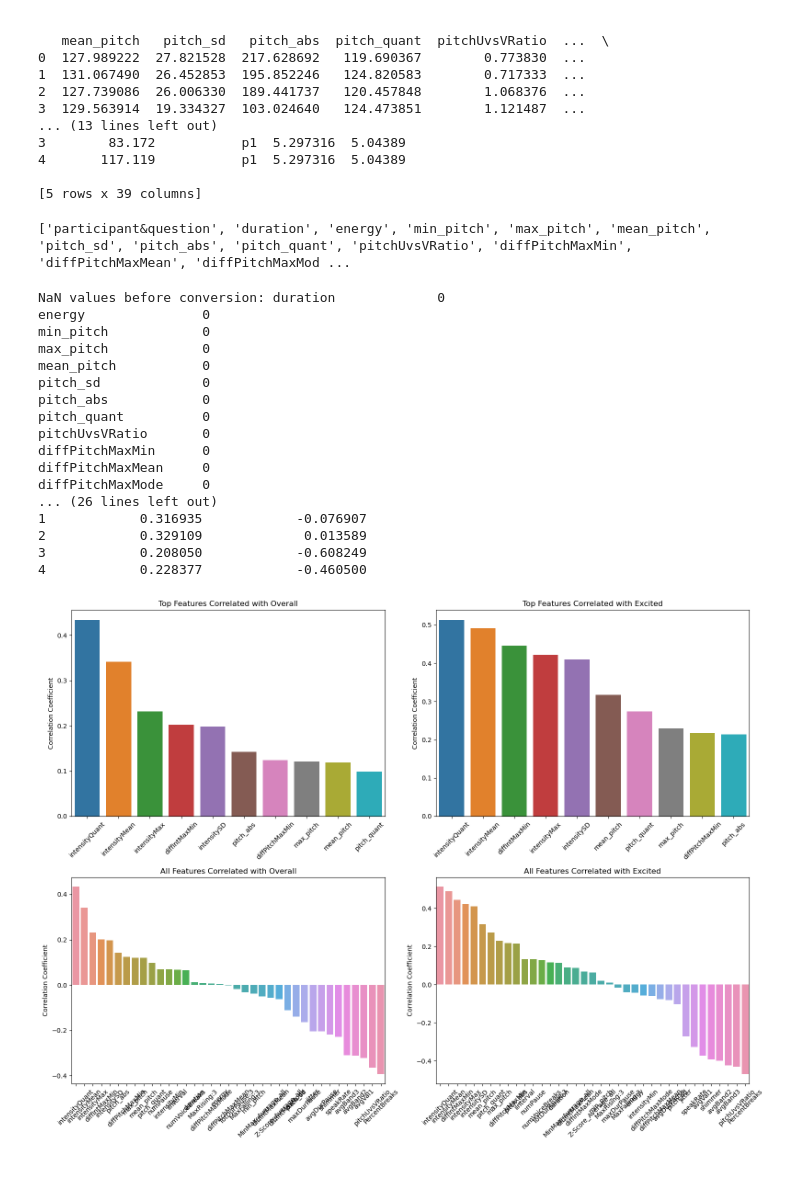
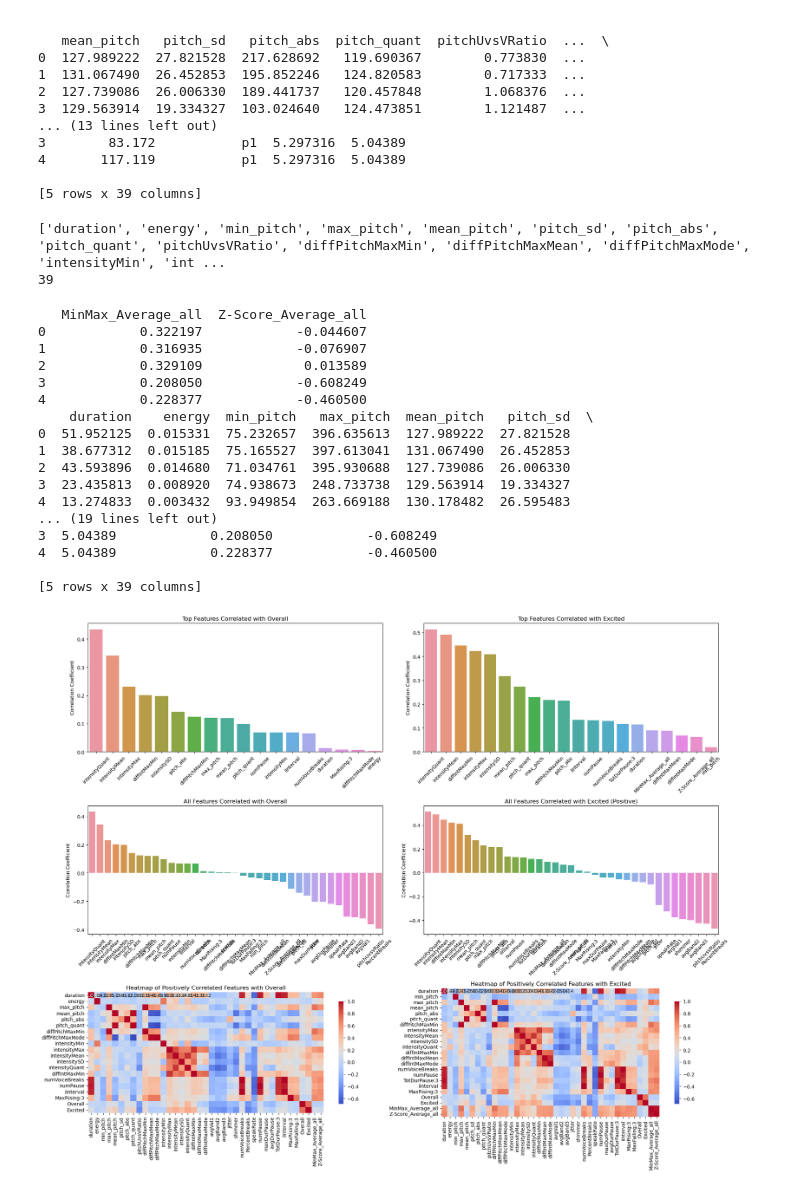
Before and after one commit to gyanigk/ML-HW4, a Jupyter notebook: just_prosodic_features.ipynb, the cells around one changed output. Saved outputs shown, nothing was run; the diff lists cells and outputs as text; code cells hidden in the pictures.

```diff
--- a/just_prosodic_features.ipynb
+++ b/just_prosodic_features.ipynb
@@ -43,8 +43,10 @@ print(merged_df.head())
 # %%
 # print(prosodic_data.columns.tolist())
 print(merged_df.columns.tolist())
+print(len(merged_df.columns.tolist()))
 # %% [output]
-['participant&question', 'duration', 'energy', 'min_pitch', 'max_pitch', 'mean_pitch', 'pitch_sd', 'pitch_abs', 'pitch_quant', 'pitchUvsVRatio', 'diffPitchMaxMin', 'diffPitchMaxMean', 'diffPitchMaxMod ...
+['duration', 'energy', 'min_pitch', 'max_pitch', 'mean_pitch', 'pitch_sd', 'pitch_abs', 'pitch_quant', 'pitchUvsVRatio', 'diffPitchMaxMin', 'diffPitchMaxMean', 'diffPitchMaxMode', 'intensityMin', 'int ...
+39
 # %%
 # Step 1: Calculate the Pearson correlation matrix
 numeric_columns_all = ['duration', 'energy', 'min_pitch', 'max_pitch', 'mean_pitch', 'pitch_sd', 'pitch_abs', 'pitch_quant', 'pitchUvsVRatio', 'diffPitchMaxMin', 'diffPitchMaxMean', 'diffPitchMaxMode', 'intensityMin', 'intensityMax', 'intensityMean', 'intensitySD', 'intensityQuant', 'diffIntMaxMin', 'diffIntMaxMean', 'diffIntMaxMode', 'avgVal1', 'avgBand2', 'avgBand3', 'jitter', 'shimmer', 'numVoiceBreaks', 'PercentBreaks', 'speakRate', 'numPause', 'maxDurPause', 'avgDurPause', 'TotDurPause:3', 'iInterval', 'MaxRising:3', 'MaxFalling:3','Overall', 'Excited']
@@ -61,10 +63,16 @@ correlation_matrix = merged_df.corr()
 overall_corr = correlation_matrix['Overall'].drop(['Overall','Excited']).sort_values(ascending=False)
 excited_corr = correlation_matrix['Excited'].drop(['Overall','Excited']).sort_values(ascending=False)
 
+# Filter to show only positively correlated features
+overall_corr_positive = overall_corr[overall_corr > 0]
+excited_corr_positive = excited_corr[excited_corr > 0]
+
 # Step 4: Select top k features (e.g., top 10)
-top_k = 10
+top_k = 20
 top_features_overall = overall_corr.head(top_k)
 top_features_excited = excited_corr.head(top_k)
+top_features_overall = overall_corr_positive.head(top_k)
+top_features_excited = excited_corr_positive.head(top_k)
 
 # Get the column names of top_k features
 top_k_features = top_features_overall.index.tolist() + top_features_excited.index.tolist()
@@ -90,10 +98,10 @@ print(merged_df.head())
 # find MinMax average and Z-score average for top m features only
 
 # Step 5: Plot the output
-plt.figure(figsize=(16, 12))
+plt.figure(figsize=(20, 16))
 
 # Plot for Overall - Top Features
-plt.subplot(2, 2, 1)
+plt.subplot(3, 2, 1)
 sns.barplot(x=top_features_overall.index, y=top_features_overall.values)
 plt.title('Top Features Correlated with Overall')
 plt.xticks(rotation=45)
@@ -101,53 +109,62 @@ plt.ylabel('Correlation Coefficient')
 plt.gca().set_aspect('auto', adjustable='box')
 
 # Plot for Excited - Top Features
-plt.subplot(2, 2, 2)
+plt.subplot(3, 2, 2)
 sns.barplot(x=top_features_excited.index, y=top_features_excited.values)
 plt.title('Top Features Correlated with Excited')
 plt.xticks(rotation=45)
 plt.ylabel('Correlation Coefficient')
 plt.gca().set_aspect('auto', adjustable='box')
 
 # Plot for Overall - All Features
-plt.subplot(2, 2, 3)
+plt.subplot(3, 2, 3)
 sns.barplot(x=overall_corr.index, y=overall_corr.values)
 plt.title('All Features Correlated with Overall')
 plt.xticks(rotation=45)
 plt.ylabel('Correlation Coefficient')
 plt.gca().set_aspect('auto', adjustable='box')
 
 # Plot for Excited - All Features
-plt.subplot(2, 2, 4)
+plt.subplot(3, 2, 4)
 sns.barplot(x=excited_corr.index, y=excited_corr.values)
-plt.title('All Features Correlated with Excited')
+plt.title('All Features Correlated with Excited (Positive)')
 plt.xticks(rotation=45)
 plt.ylabel('Correlation Coefficient')
 plt.gca().set_aspect('auto', adjustable='box')
+
+# Additional plots for overall and excited correlations
+plt.subplot(3, 2, 5)
+sns.heatmap(correlation_matrix[correlation_matrix['Overall'] > 0].loc[correlation_matrix['Overall'] > 0], annot=True, fmt=".2f", cmap='coolwarm', square=True, cbar_kws={"shrink": .8})
+plt.title('Heatmap of Positively Correlated Features with Overall')
+
+plt.subplot(3, 2, 6)
+sns.heatmap(correlation_matrix[correlation_matrix['Excited'] > 0].loc[correlation_matrix['Excited'] > 0], annot=True, fmt=".2f", cmap='coolwarm', square=True, cbar_kws={"shrink": .8})
+plt.title('Heatmap of Positively Correlated Features with Excited')
 
 plt.tight_layout()
 plt.show()
 
 # Plot the correlation matrix for top_k features
 plt.figure(figsize=(10, 8))
 sns.heatmap(top_k_correlation_matrix, annot=True, fmt=".2f", cmap='coolwarm', square=True, cbar_kws={"shrink": .8})
-plt.title('Correlation Matrix for Top K Features')
+plt.title('Correlation Matrix for Top K Features (Positive)')
 plt.show()
 # %% [output]
-NaN values before conversion: duration             0
-energy               0
-min_pitch            0
-max_pitch            0
-mean_pitch           0
-pitch_sd             0
-pitch_abs            0
-pitch_quant          0
-pitchUvsVRatio       0
-diffPitchMaxMin      0
-diffPitchMaxMean     0
-diffPitchMaxMode     0
-... (26 lines left out)
+   MinMax_Average_all  Z-Score_Average_all
+0            0.322197            -0.044607
 1            0.316935            -0.076907
 2            0.329109             0.013589
 3            0.208050            -0.608249
 4            0.228377            -0.460500
+    duration    energy  min_pitch   max_pitch  mean_pitch   pitch_sd  \
+0  51.952125  0.015331  75.232657  396.635613  127.989222  27.821528
+1  38.677312  0.015185  75.165527  397.613041  131.067490  26.452853
+2  43.593896  0.014680  71.034761  395.930688  127.739086  26.006330
+3  23.435813  0.008920  74.938673  248.733738  129.563914  19.334327
+4  13.274833  0.003432  93.949854  263.669188  130.178482  26.595483
+... (19 lines left out)
+3  5.04389            0.208050            -0.608249
+4  5.04389            0.228377            -0.460500
+
+[5 rows x 39 columns]
-[figure, old version]
+[figure, new version]
```
Also changed, not shown: parts of 3 cells of this notebook, 4 other files.
